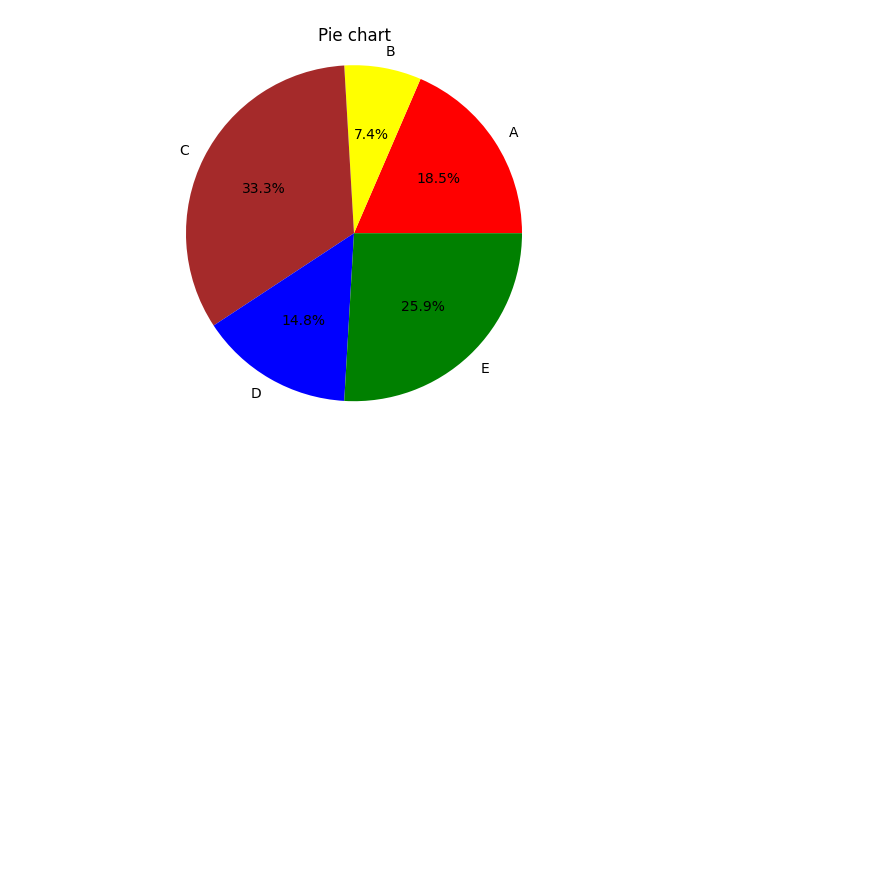
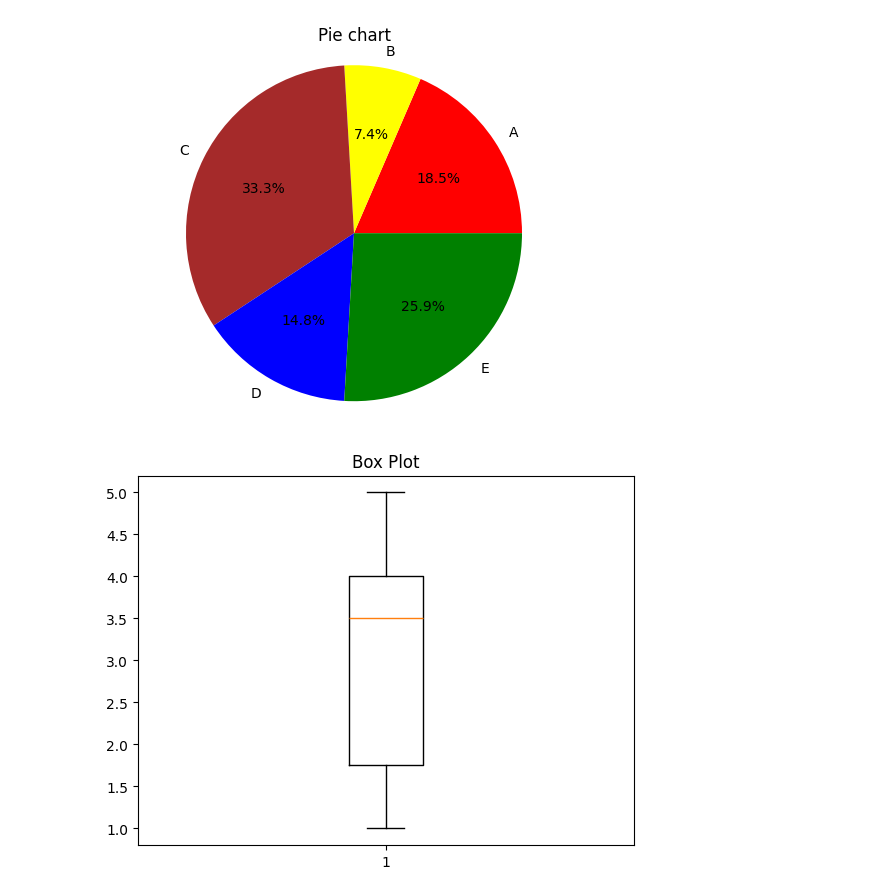
Before and after one commit to mr-prince-yadav/OJT-AI, a Jupyter notebook: Plotting.ipynb, the cells around one changed output. Saved outputs shown, nothing was run; the diff lists cells and outputs as text; code cells hidden in the pictures; blank space fills up the shorter version.

```diff
--- a/Plotting.ipynb
+++ b/Plotting.ipynb
@@ -51,3 +66,9 @@ plt.axis('equal')
 plt.show()
 # %% [output]
 [figure]
+# %%
+plt.boxplot(z)
+plt.title("Box Plot")
+plt.show()
+# %% [output]
+[figure, added]
```
Also changed, not shown: parts of 6 cells of this notebook, 1 other file.
